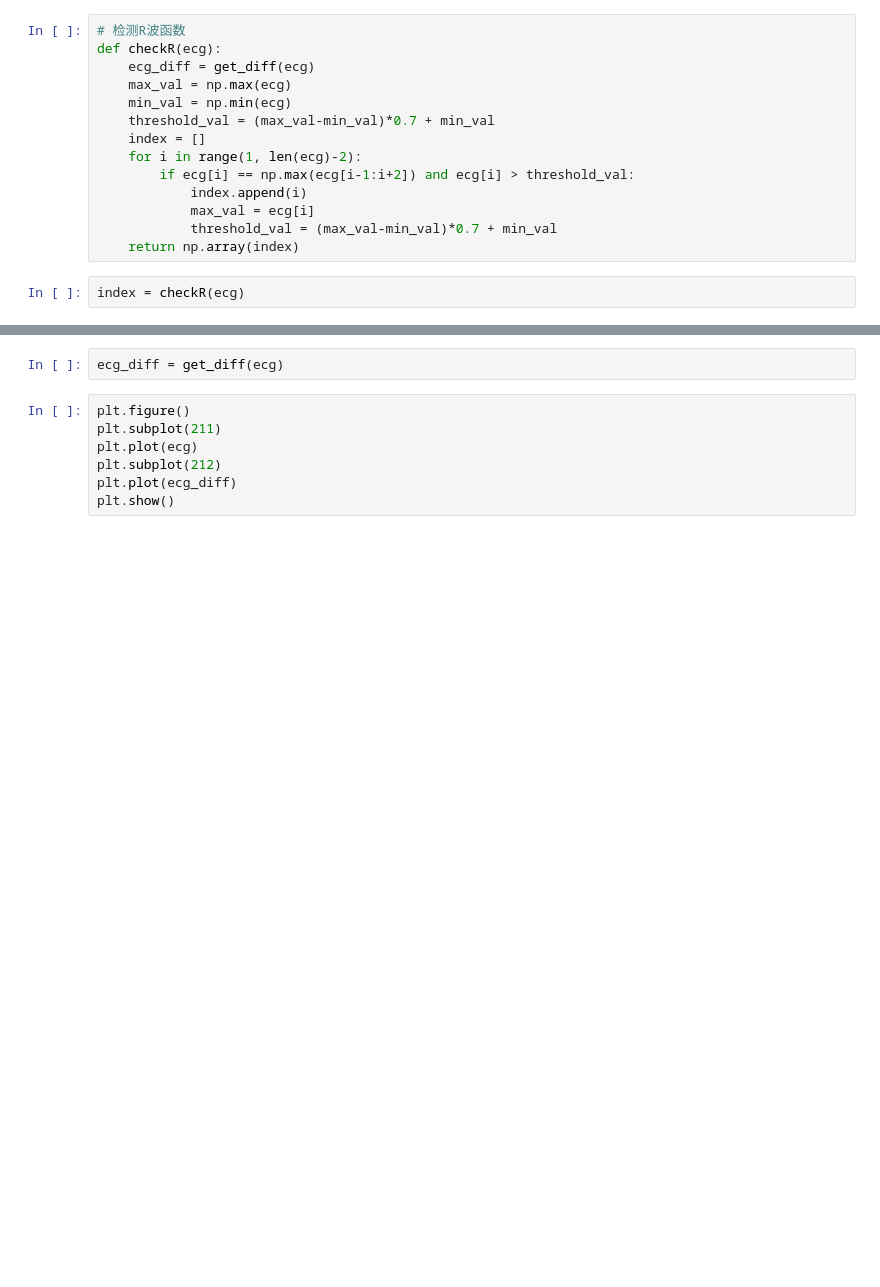
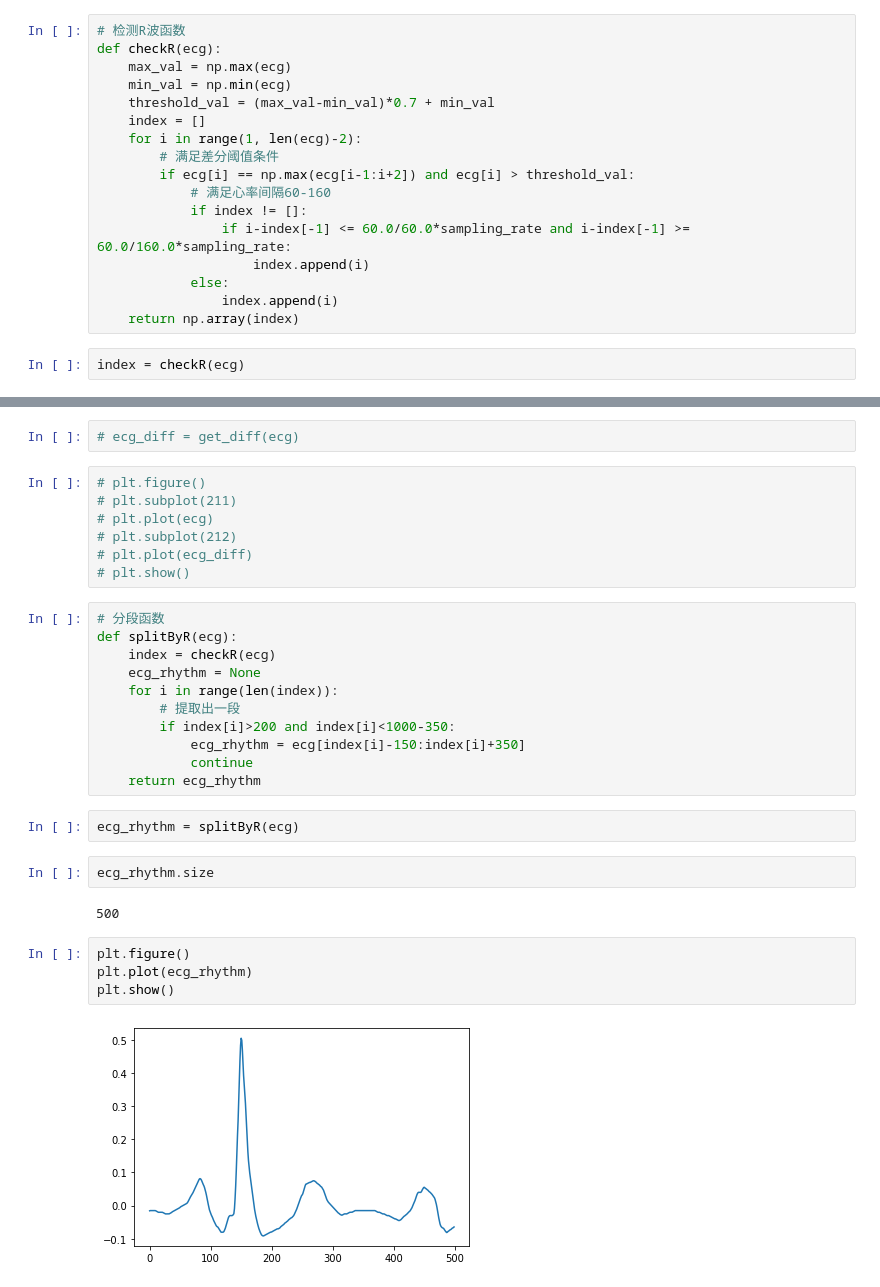
Before and after one commit to madao33/ECG-Classfier, a Jupyter notebook: code/dataPreprocess.ipynb, the cells around one changed output, grey strips where cells are left out. Cells and saved outputs as stored; diff of their text form; blank space fills up the shorter version.

```diff
--- a/code/dataPreprocess.ipynb
+++ b/code/dataPreprocess.ipynb
@@ -231,16 +239,19 @@ def get_diff(ecg):
 # %%
 # 检测R波函数
 def checkR(ecg):
-    ecg_diff = get_diff(ecg)
     max_val = np.max(ecg)
     min_val = np.min(ecg)
     threshold_val = (max_val-min_val)*0.7 + min_val
     index = []
     for i in range(1, len(ecg)-2):
+        # 满足差分阈值条件
         if ecg[i] == np.max(ecg[i-1:i+2]) and ecg[i] > threshold_val:
-            index.append(i)
-            max_val = ecg[i]
-            threshold_val = (max_val-min_val)*0.7 + min_val
+            # 满足心率间隔60-160
+            if index != []:
+                if i-index[-1] <= 60.0/60.0*sampling_rate and i-index[-1] >= 60.0/160.0*sampling_rate:
+                    index.append(i)
+            else:
+                index.append(i)
     return np.array(index)
 # %%
 index = checkR(ecg)
@@ -254,9 +268,32 @@ plt.show()
 # %%
-ecg_diff = get_diff(ecg)
+# ecg_diff = get_diff(ecg)
 # %%
-plt.figure()
-plt.subplot(211)
-plt.plot(ecg)
-plt.subplot(212)
-plt.plot(ecg_diff)
-plt.show()
+# plt.figure()
+# plt.subplot(211)
+# plt.plot(ecg)
+# plt.subplot(212)
+# plt.plot(ecg_diff)
+# plt.show()
+# %%
+# 分段函数
+def splitByR(ecg):
+    index = checkR(ecg)
+    ecg_rhythm = None
+    for i in range(len(index)):
+        # 提取出一段
+        if index[i]>200 and index[i]<1000-350:
+            ecg_rhythm = ecg[index[i]-150:index[i]+350]
+            continue
+    return ecg_rhythm
+# %%
+ecg_rhythm = splitByR(ecg)
+# %%
+ecg_rhythm.size
+# %% [output]
+500
+# %%
+plt.figure()
+plt.plot(ecg_rhythm)
+plt.show()
+# %% [output]
+[figure, added]
```
Also changed, not shown: parts of 14 cells of this notebook.
